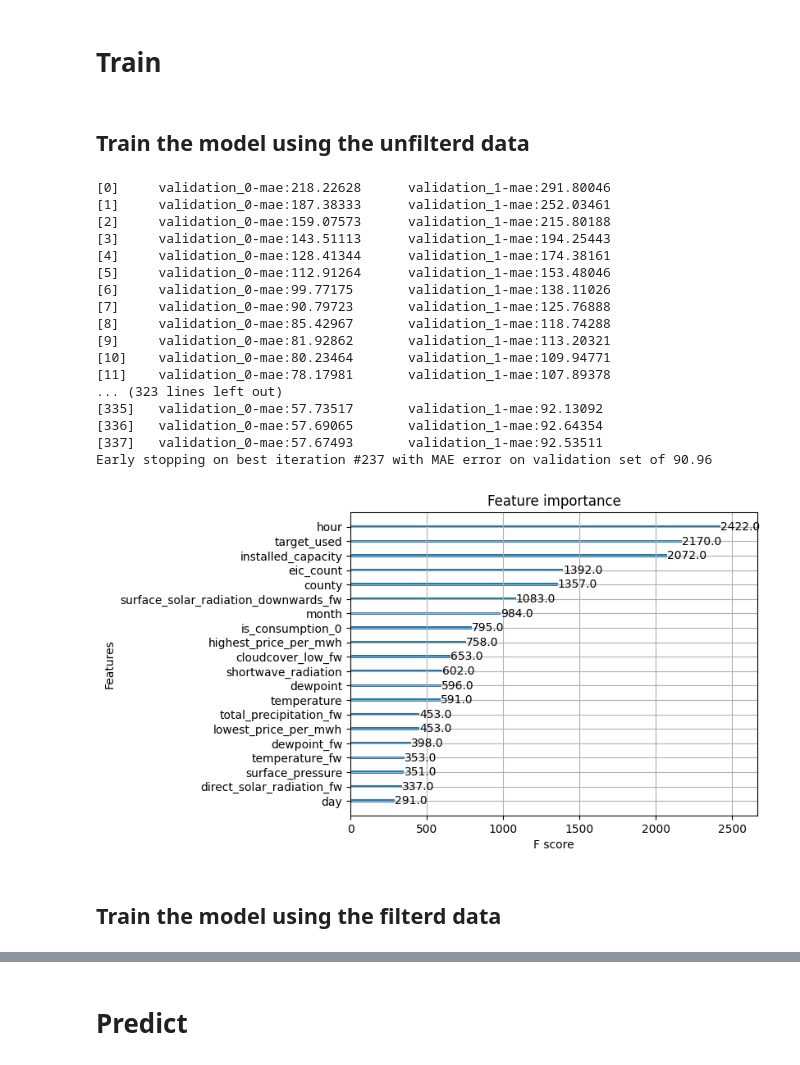
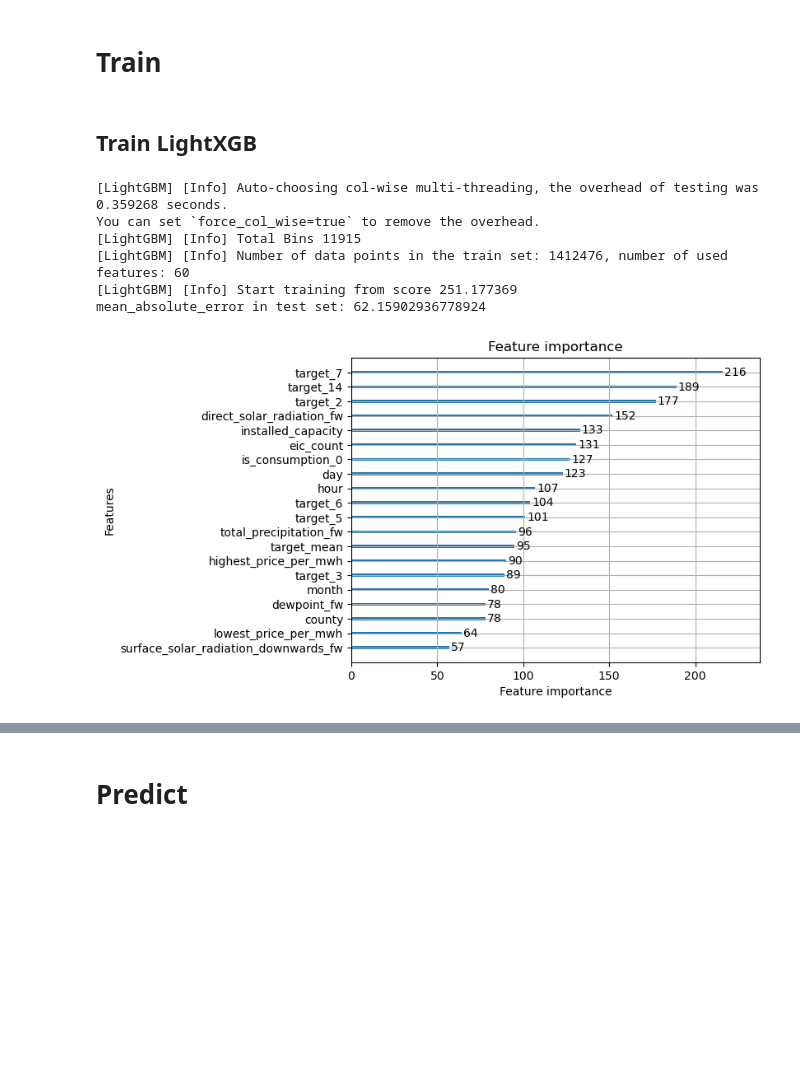
Before and after one commit to Accoutant/kaggle_competition, a Jupyter notebook: models/train-and-predict.ipynb, the cells around one changed output, grey strips where cells are left out. Cells and saved outputs as stored; diff of their text form; code cells hidden in the pictures; blank space fills up the shorter version.

```diff
--- a/models/train-and-predict.ipynb
+++ b/models/train-and-predict.ipynb
@@ -274,12 +249,7 @@ X.shape (2017824, 34)
 # %%
 class Xgb:
     def __init__(self):
-        if torch.cuda.is_available():
-            self.device = 'cuda'
-        else:
-            self.device = 'cpu'
-        self.clf = xgb.XGBRegressor(
-                        device = self.device,
+        self.model = xgb.XGBRegressor(
                         objective='reg:absoluteerror',
                         n_estimators = 2 if False else 1500,
                         early_stopping_rounds=100
@@ -287,45 +257,52 @@ class Xgb:
 
     def fit(self, X, y, X_test, y_test):
         """训练"""
-        self.clf.fit(X = X, y = y, eval_set = [(X, y), (X_test, y_test)],verbose = True)
-        print(f'Early stopping on best iteration #{self.clf.best_iteration} with MAE error on validation set of {self.clf.best_score:.2f}')
+        self.model.fit(X = X, y = y, eval_set = [(X, y), (X_test, y_test)],verbose = False)
+        # print(f'Early stopping on best iteration #{self.model.best_iteration} with MAE error on validation set of {self.model.best_score:.2f}')
+        y_pred = self.model.predict(X_test)
+        print("mean_absolute_error in test set:", mean_absolute_error(y_pred, y_test))
 
-    def predict(self, X_test):
+    def predict(self, X):
         """预测"""
-        output = self.clf.predict(X_test)
+        output = self.model.predict(X)
         return  output
 
     def importance(self, features, max_num):
         """特征重要性"""
-        self.clf.get_booster().feature_names = features
-        plot_importance(self.clf, max_num_features=max_num)
+        self.model.get_booster().feature_names = features
+        plot_importance(self.model, max_num_features=max_num)
         plt.show()
+
+
+class LightXGB:
+    def __init__(self):
+        self.model = lgb.LGBMRegressor(objective='regression', n_estimators=100)
+
+    def fit(self, X_train, y_train, X_test, y_test, features):
+        self.model.fit(X_train, y_train, feature_name=features)
+        y_pred = self.model.predict(X_test)
+        print("mean_absolute_error in test set:", mean_absolute_error(y_pred, y_test))
+
+    def predict(self, X):
+        y_pred = self.model.predict(X)
+        return y_pred
+
+    def importance(self, max_num):
+        lgb.plot_importance(self.model, max_num_features=max_num)
+        plt.show()
 # %% [markdown]
 # Train
-# %% [markdown]
-## Train the model using the unfilterd data
+# %% [markdown]
+## Train  LightXGB
 # %%
-model = Xgb()
-model.fit(X_train, y_train, X_test, y_test)
-model.importance(features, max_num=20)
+model = LightXGB()
+model.fit(X_train, y_train, X_test, y_test, features)
+model.importance(max_num=20)
 # %% [output]
-[0]     validation_0-mae:218.22628      validation_1-mae:291.80046
-[1]     validation_0-mae:187.38333      validation_1-mae:252.03461
-[2]     validation_0-mae:159.07573      validation_1-mae:215.80188
-[3]     validation_0-mae:143.51113      validation_1-mae:194.25443
-[4]     validation_0-mae:128.41344      validation_1-mae:174.38161
-[5]     validation_0-mae:112.91264      validation_1-mae:153.48046
-[6]     validation_0-mae:99.77175       validation_1-mae:138.11026
-[7]     validation_0-mae:90.79723       validation_1-mae:125.76888
-[8]     validation_0-mae:85.42967       validation_1-mae:118.74288
-[9]     validation_0-mae:81.92862       validation_1-mae:113.20321
-[10]    validation_0-mae:80.23464       validation_1-mae:109.94771
-[11]    validation_0-mae:78.17981       validation_1-mae:107.89378
-... (323 lines left out)
-[335]   validation_0-mae:57.73517       validation_1-mae:92.13092
-[336]   validation_0-mae:57.69065       validation_1-mae:92.64354
-[337]   validation_0-mae:57.67493       validation_1-mae:92.53511
-Early stopping on best iteration #237 with MAE error on validation set of 90.96
+[LightGBM] [Info] Auto-choosing col-wise multi-threading, the overhead of testing was 0.359268 seconds.
+You can set `force_col_wise=true` to remove the overhead.
+[LightGBM] [Info] Total Bins 11915
+[LightGBM] [Info] Number of data points in the train set: 1412476, number of used features: 60
+[LightGBM] [Info] Start training from score 251.177369
+mean_absolute_error in test set: 62.15902936778924
-[figure, old version]
+[figure, new version]
-# %% [markdown]
-## Train the model using the filterd data
```
Also changed, not shown: parts of 15 cells of this notebook, 2 other files.
